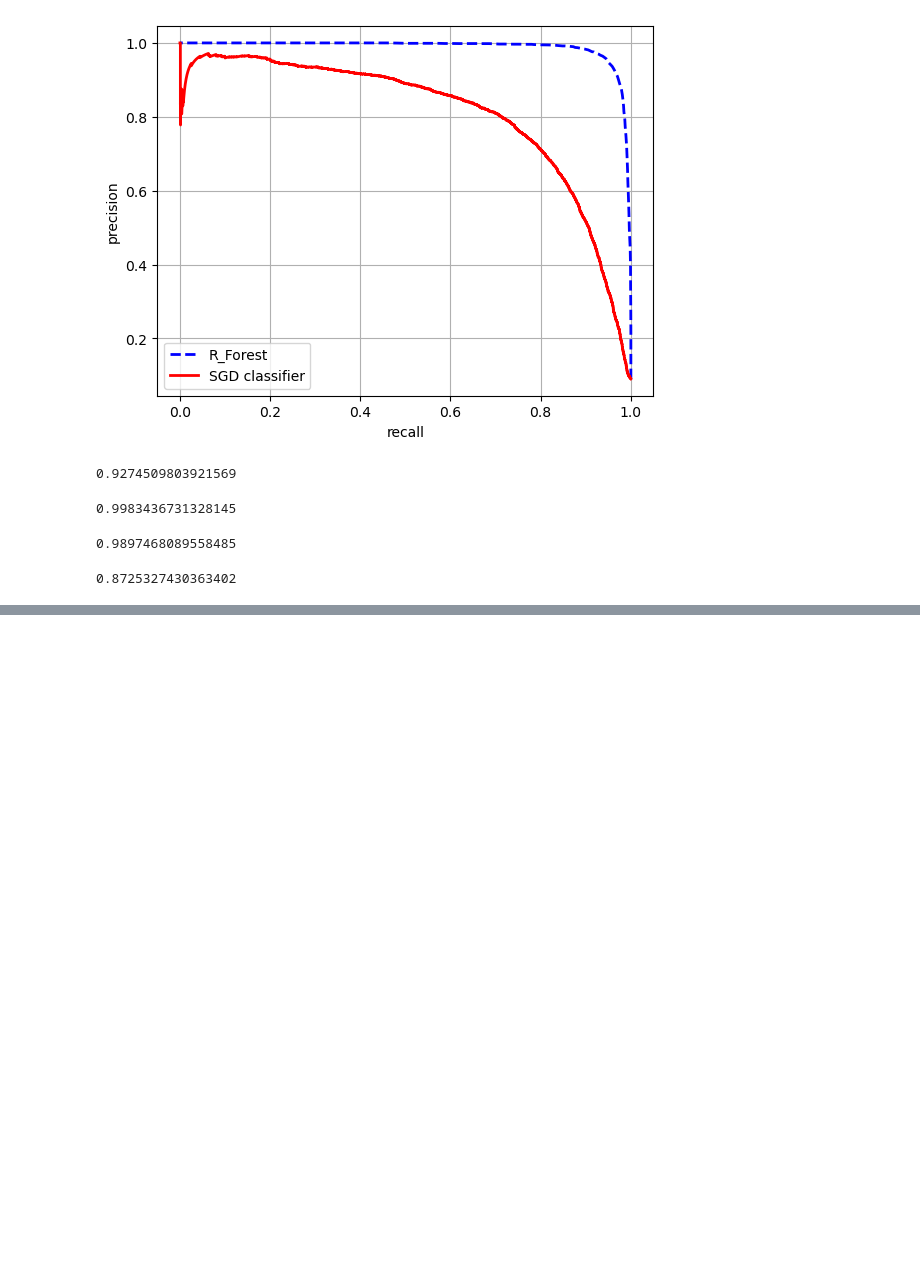
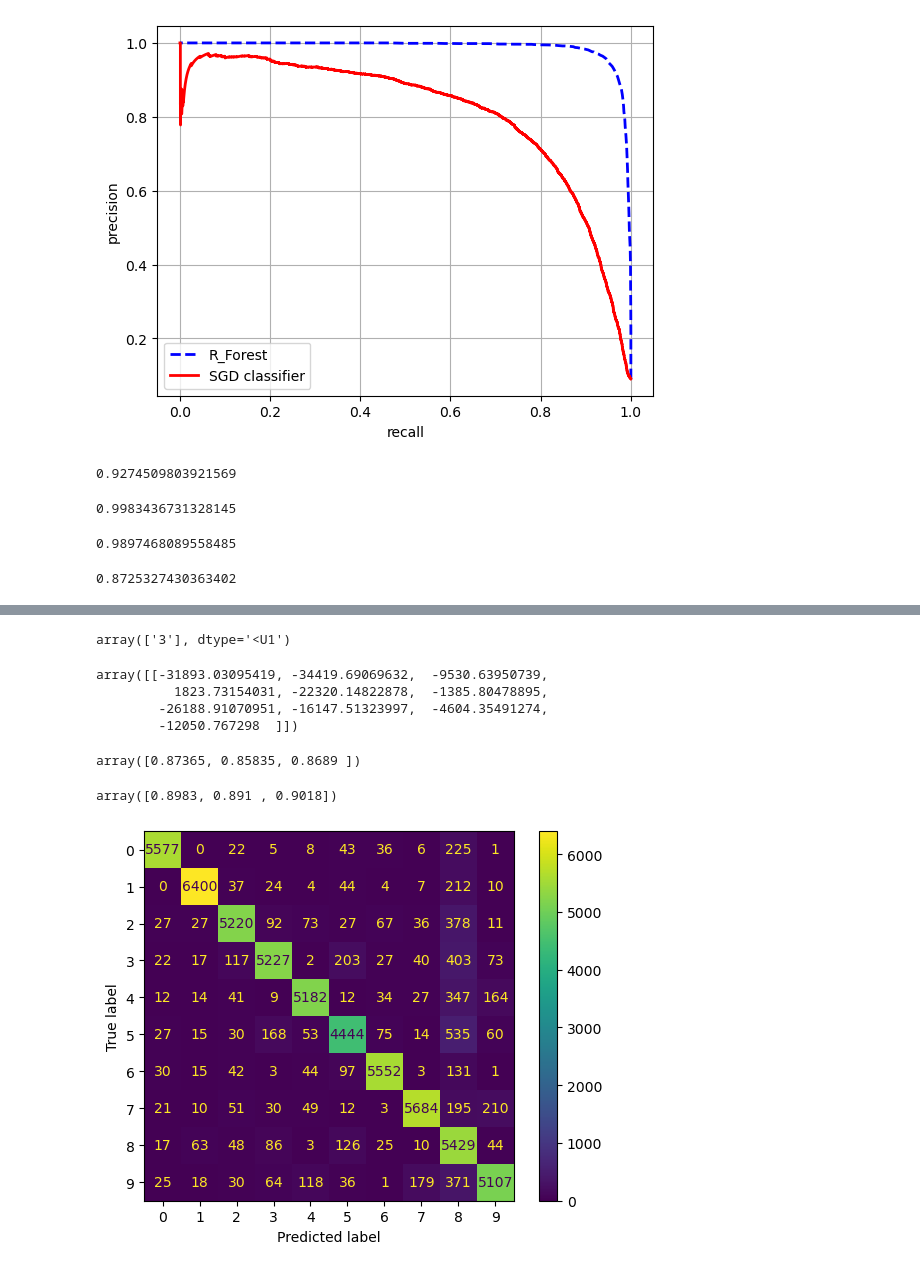
Before and after one commit to akshatkhatri/Machine_learning_playground, a Jupyter notebook: Chapter_3_geron/classification.ipynb, the cells around one changed output, grey strips where cells are left out. Cells and saved outputs as stored; diff of their text form; code cells hidden in the pictures; blank space fills up the shorter version.

Commit message:
One v/s all and One v/s One strategy , How to read confusion matrix for multi-class classification , multi-label classification using KNN and chain classifiers ( shady)

```diff
--- a/Chapter_3_geron/classification.ipynb
+++ b/Chapter_3_geron/classification.ipynb
@@ -302,0 +334,34 @@ recall_score(y_train_5,y_train_pred_forest)
+# %%
+sgd_clf = SGDClassifier(random_state=42,n_jobs=-1)
+sgd_clf.fit(X_train,y_train)
+sgd_clf.predict([some_digit])
+# %% [output]
+array(['3'], dtype='<U1')
+# %%
+sgd_clf.decision_function([some_digit])
+# %% [output]
+array([[-31893.03095419, -34419.69069632,  -9530.63950739,
+          1823.73154031, -22320.14822878,  -1385.80478895,
+        -26188.91070951, -16147.51323997,  -4604.35491274,
+        -12050.767298  ]])
+# %%
+cross_val_score(sgd_clf,X_train,y_train,cv = 3, scoring = 'accuracy',n_jobs=-1)
+# %% [output]
+array([0.87365, 0.85835, 0.8689 ])
+# %%
+# scaling the input may increase accuracy
+from sklearn.preprocessing import StandardScaler
+scaler = StandardScaler()
+X_train_scaled = scaler.fit_transform(X_train.astype('float64'))
+# %%
+cross_val_score(sgd_clf,X_train_scaled,y_train,cv = 3, scoring = 'accuracy',n_jobs=-1)
+# %% [output]
+array([0.8983, 0.891 , 0.9018])
+# %%
+from sklearn.metrics import ConfusionMatrixDisplay
+
+y_train_pred = cross_val_predict(sgd_clf,X_train_scaled,y_train,cv = 3, n_jobs=-1)
+ConfusionMatrixDisplay.from_predictions(y_train,y_train_pred)
+plt.show()
+# %% [output]
+[figure, added]
```
Also changed, not shown: parts of 15 cells of this notebook.
